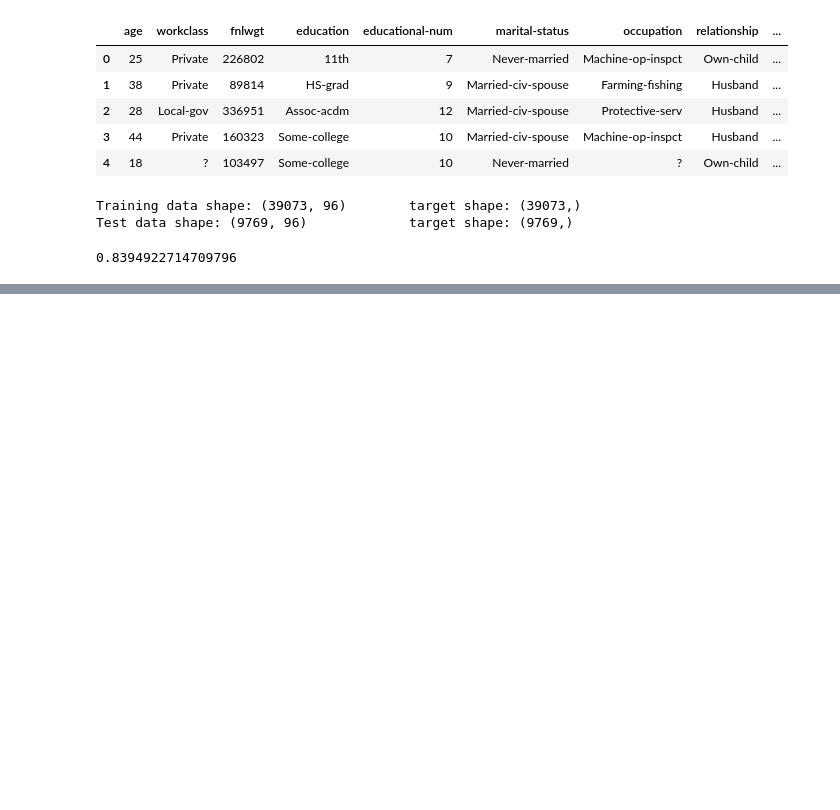
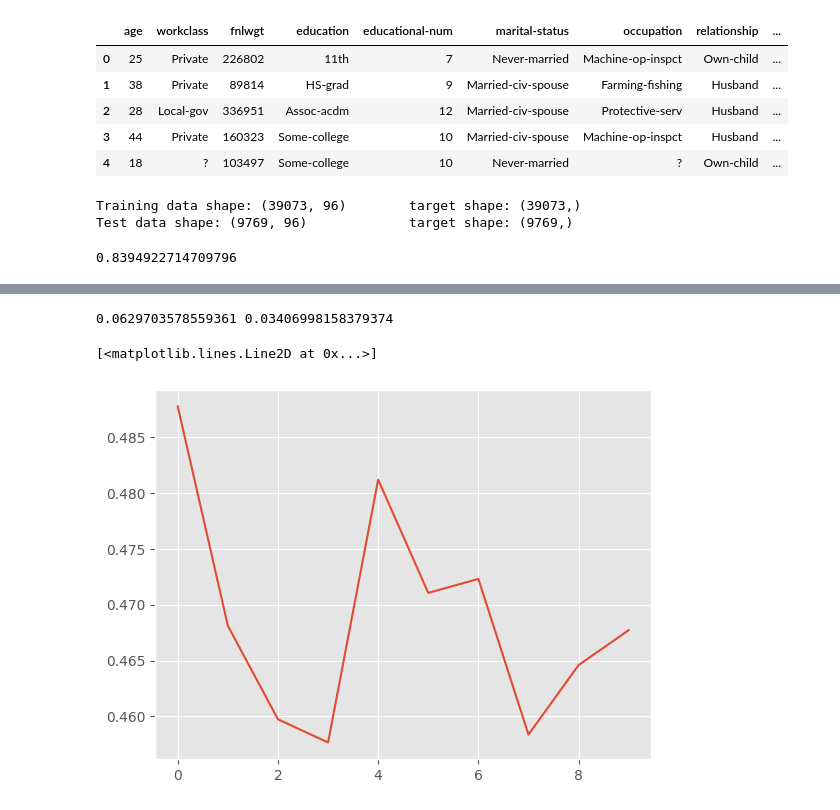
Before and after one commit to Marcus-Friis/afae-exam, a Jupyter notebook: notebook.ipynb, the cells around one changed output, grey strips where cells are left out. Saved outputs shown, nothing was run; the diff lists cells and outputs as text; code cells hidden in the pictures; blank space fills up the shorter version.

```diff
--- a/notebook.ipynb
+++ b/notebook.ipynb
@@ -3,6 +3,7 @@ import numpy as np
 import pandas as pd
 
 import matplotlib.pyplot as plt
+plt.style.use('ggplot')
 
 import torch
 import torch.nn as nn
@@ -142,0 +210,42 @@ print(balanced_accuracy_score(y_test, preds))
+# %%
+model = BinaryLogisticRegression(X_train.shape[1])
+
+n_epochs = 10
+
+loss_fn = nn.BCELoss()
+
+gamma = 0.1
+fairness_penalty = GroupFairnessConstraint()
+
+optimizer = torch.optim.Adam(model.parameters(), lr=1e-3)
+
+batch_losses = []
+losses = []
+val_losses = []
+accs = []
+
+for epoch in range(n_epochs):
+    print(epoch)
+    model.train()
+    for x, y, gender in trainloader:
+        b_size = x.size(0)
+
+        y_hat = model(x)
+        loss = loss_fn(y_hat, y) + gamma * fairness_penalty(y_hat, y, gender)
+
+        optimizer.zero_grad()
+        loss.backward()
+        optimizer.step()
+
+        batch_losses.append(loss.item())
+
+    losses.append(np.mean(batch_losses[-b_size:]))
+
+    model.eval()
+    with torch.no_grad():
+        y_hat = model(X_test)
+        loss = loss_fn(y_hat, y_test) + gamma*fairness_penalty(y_hat, y_test, gender_test)
+        acc = accuracy_score(y_test.detach(), y_hat.detach().round())
+        print('loss:', loss.item(), 'accuracy_score', acc)
+        val_losses.append(loss.item())
+        accs.append(acc)
@@ -142,0 +273,11 @@ print(balanced_accuracy_score(y_test, preds))
+# %%
+preds = model(X_test).detach().numpy().round()
+mask = gender_test == 0
+print(preds[mask].sum() / mask.sum(), preds[~mask].sum() / (~mask).sum())
+# %% [output]
+0.0629703578559361 0.03406998158379374
+# %%
+plt.plot(losses)
+# %% [output]
+[<matplotlib.lines.Line2D at 0x...>]
+[figure, added]
```
Also changed, not shown: parts of 10 cells of this notebook.
